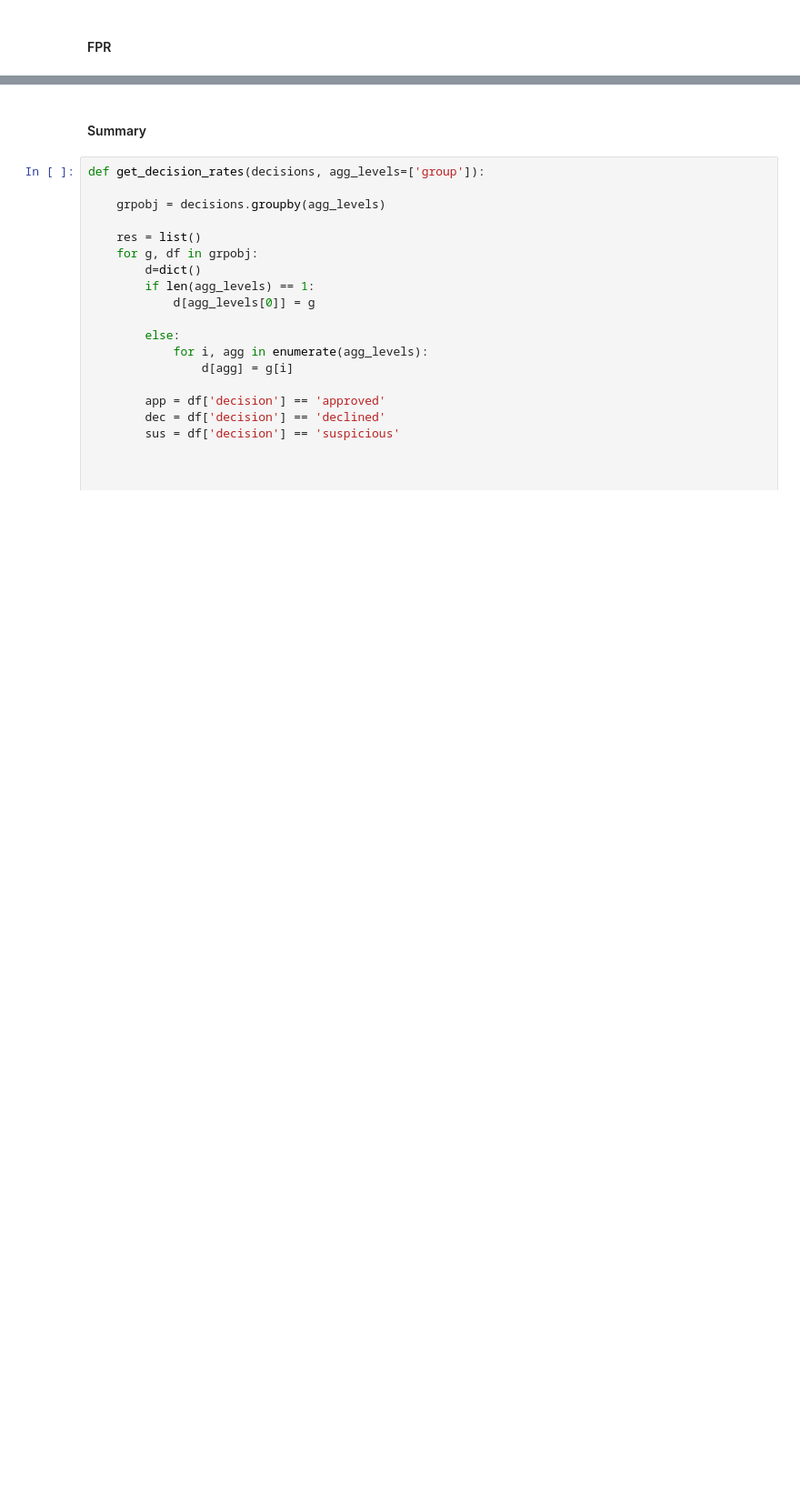
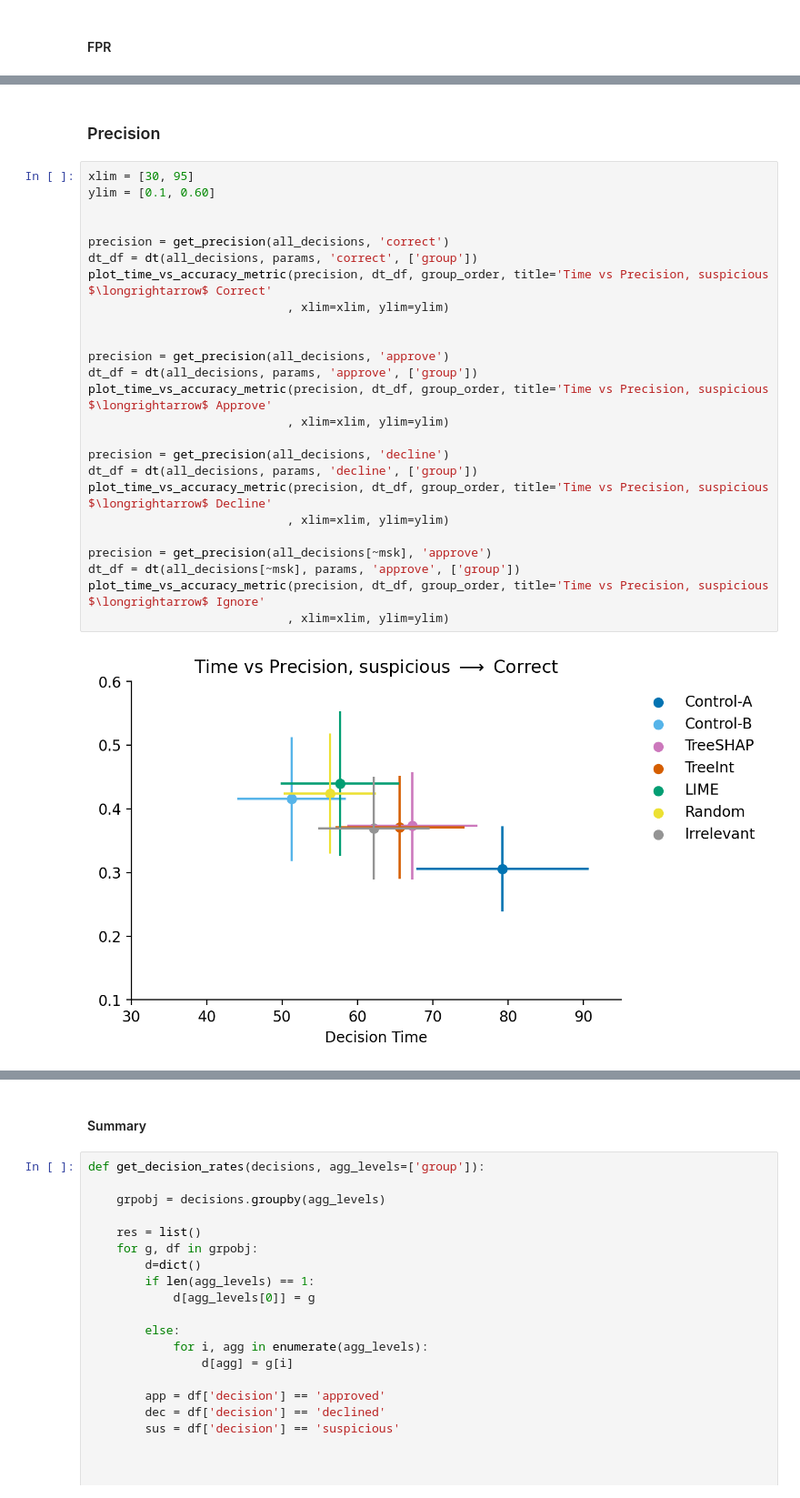
Before and after one commit to dssg/feedzai-analysis, a Jupyter notebook: facct22/notebooks/accuracy_metrics.ipynb, the cells around one changed output, grey strips where cells are left out. Shown: that part at 91% size. Saved outputs shown, nothing was run; the diff lists cells and outputs as text; blank space fills up the shorter version.

```diff
--- a/facct22/notebooks/accuracy_metrics.ipynb
+++ b/facct22/notebooks/accuracy_metrics.ipynb
@@ -298,0 +353,29 @@ plot_time_vs_accuracy_metric(fpr, dt_df, group_order, title='Time vs FPR, suspic
+# %% [markdown]
+### Precision
+# %%
+xlim = [30, 95]
+ylim = [0.1, 0.60]
+
+
+precision = get_precision(all_decisions, 'correct')
+dt_df = dt(all_decisions, params, 'correct', ['group'])
+plot_time_vs_accuracy_metric(precision, dt_df, group_order, title='Time vs Precision, suspicious $\longrightarrow$ Correct'
+                            , xlim=xlim, ylim=ylim)
+
+
+precision = get_precision(all_decisions, 'approve')
+dt_df = dt(all_decisions, params, 'approve', ['group'])
+plot_time_vs_accuracy_metric(precision, dt_df, group_order, title='Time vs Precision, suspicious $\longrightarrow$ Approve'
+                            , xlim=xlim, ylim=ylim)
+
+precision = get_precision(all_decisions, 'decline')
+dt_df = dt(all_decisions, params, 'decline', ['group'])
+plot_time_vs_accuracy_metric(precision, dt_df, group_order, title='Time vs Precision, suspicious $\longrightarrow$ Decline'
+                            , xlim=xlim, ylim=ylim)
+
+precision = get_precision(all_decisions[~msk], 'approve')
+dt_df = dt(all_decisions[~msk], params, 'approve', ['group'])
+plot_time_vs_accuracy_metric(precision, dt_df, group_order, title='Time vs Precision, suspicious $\longrightarrow$ Ignore'
+                            , xlim=xlim, ylim=ylim)
+# %% [output]
+[figure, added]
```
Also changed, not shown: parts of 8 cells of this notebook, 3 other files.
